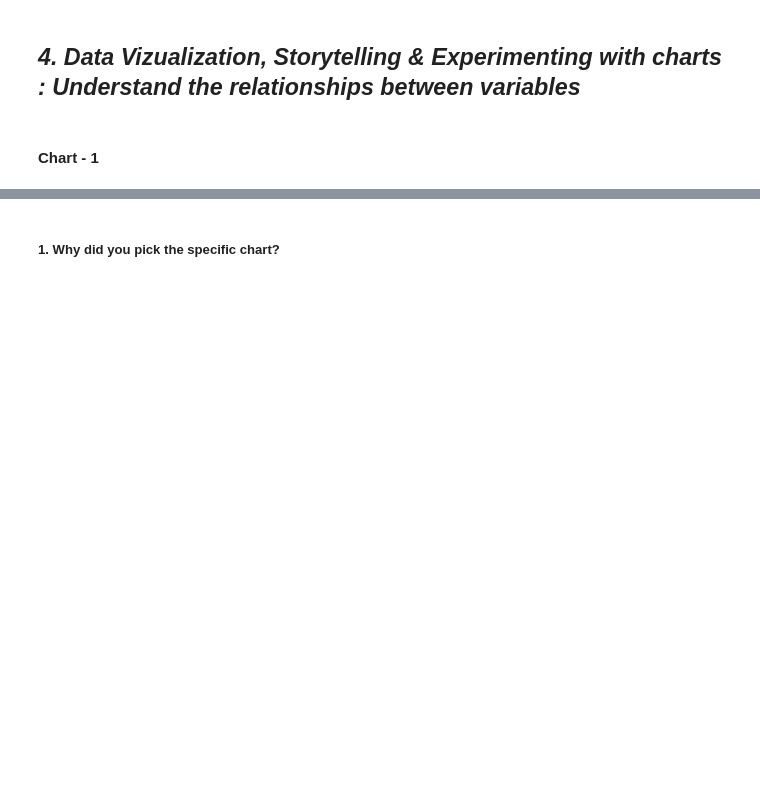
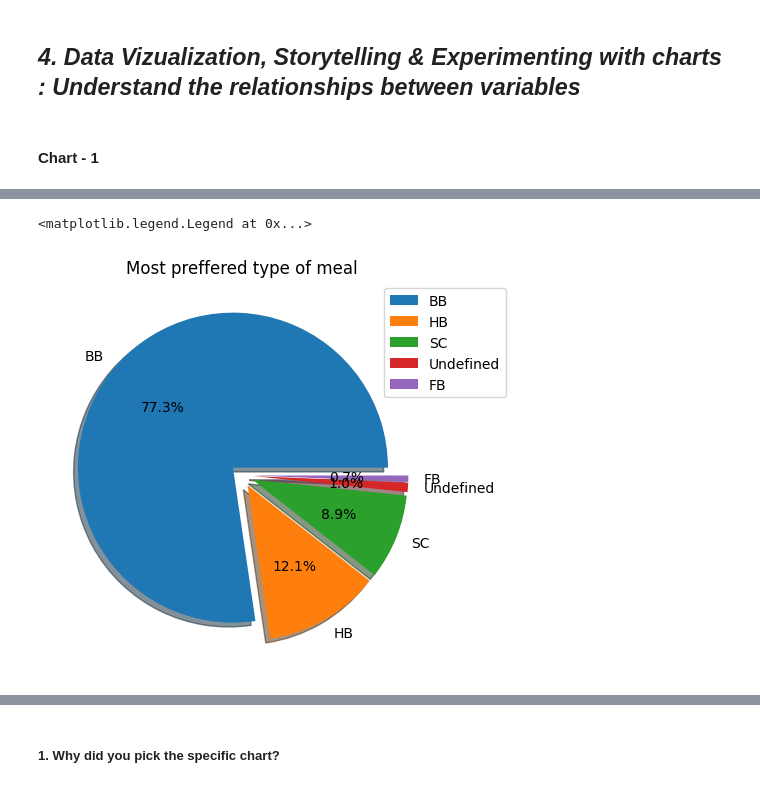
Before and after one commit to Mayank783/Hotel_booking_eda, a Jupyter notebook: Hotel_Booking_Analysis.ipynb, the cells around one changed output, grey strips where cells are left out. Cells and saved outputs as stored; diff of their text form; code cells hidden in the pictures; blank space fills up the shorter version.

```diff
--- a/Hotel_Booking_Analysis.ipynb
+++ b/Hotel_Booking_Analysis.ipynb
@@ -271,0 +294,7 @@ hotel_db.head()
+# %%
+labels=hotel_db['meal'].value_counts().index
+hotel_db['meal'].value_counts().plot(kind='pie', explode=[0.075,0.075,0.075,0.075,0.075], title='Most preffered type of meal', figsize=(5,6), autopct='%1.1f%%', shadow=[0.05,0.05,0.05,0.05,0.05], ylabel='')
+plt.legend(bbox_to_anchor=(0.85, 1), loc='upper left', labels=labels)
+# %% [output]
+<matplotlib.legend.Legend at 0x...>
+[figure, added]
```
Also changed, not shown: parts of 11 cells of this notebook.
